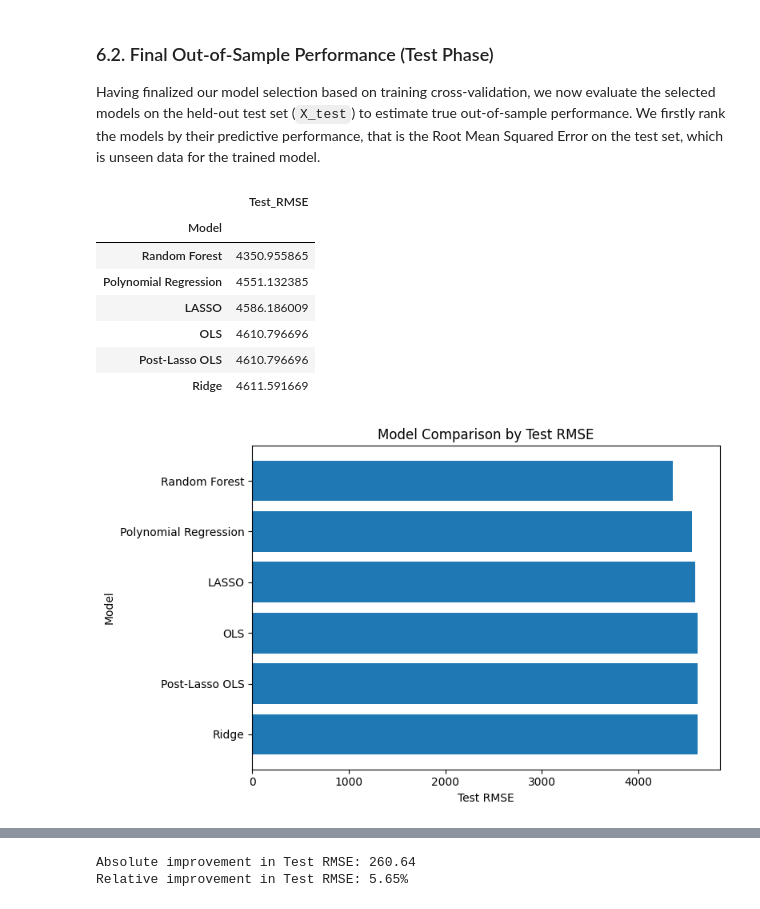
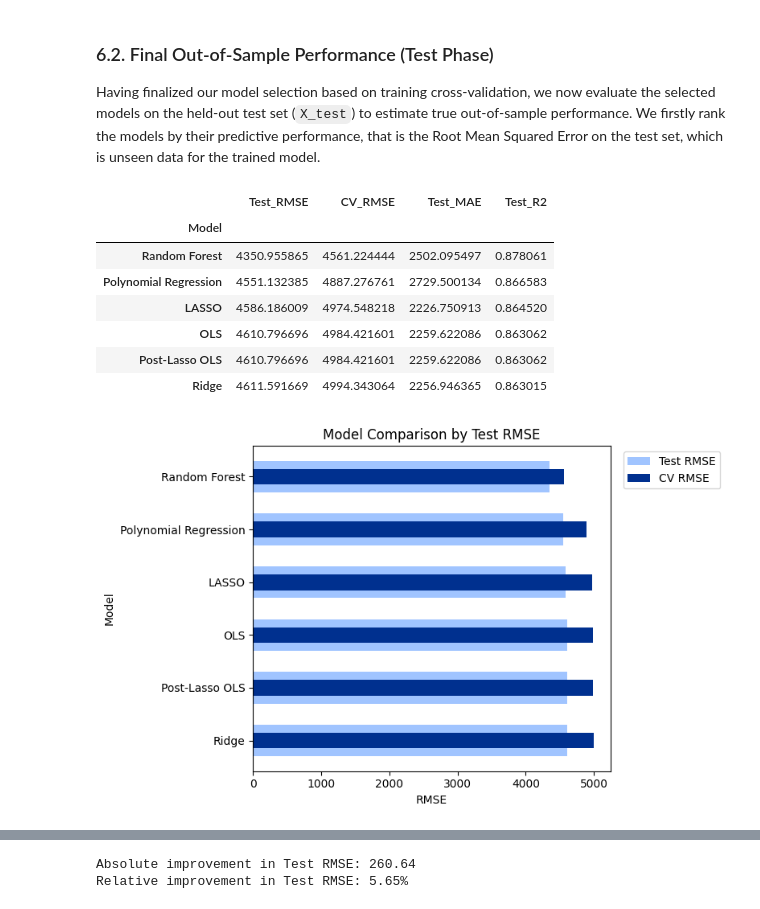
Before and after one commit to NikifBi/Medical_Costs_Regression_Analysis, a Jupyter notebook: Medical Costs.ipynb, the cells around one changed output, grey strips where cells are left out. Cells and saved outputs as stored; diff of their text form; code cells hidden in the pictures.

Commit message:
Validation and test phase refinement

```diff
--- a/Medical Costs.ipynb
+++ b/Medical Costs.ipynb
@@ -1739,29 +1756,32 @@ Random Forest achieved the lowest CV RMSE (~4561$), demonstrating superior capab
 Having finalized our model selection based on training cross-validation, we now evaluate the selected models on the held-out test set (`X_test`) to estimate true out-of-sample performance. We firstly rank the models by their predictive performance, that is the Root Mean Squared Error on the test set, which is unseen data for the trained model.
 # %%
 ### Sort result according to Test_RMSE in ascending order
-sorted_test_rmse = results.sort_values(by='Test_RMSE', ascending=True)
+test_evaluation = results[['Test_RMSE', 'CV_RMSE', 'Test_MAE', 'Test_R2']].sort_values(by='Test_RMSE', ascending=True)
 
 ### Display
-sorted_test_rmse[['Test_RMSE']]
+test_evaluation
 # %% [output]
-|  | Test_RMSE |
-| Model |  |
-| Random Forest | 4350.955865 |
-| Polynomial Regression | 4551.132385 |
-| LASSO | 4586.186009 |
-| OLS | 4610.796696 |
-| Post-Lasso OLS | 4610.796696 |
-| Ridge | 4611.591669 |
+|  | Test_RMSE | CV_RMSE | Test_MAE | Test_R2 |
+| Model |  |  |  |  |
+| Random Forest | 4350.955865 | 4561.224444 | 2502.095497 | 0.878061 |
+| Polynomial Regression | 4551.132385 | 4887.276761 | 2729.500134 | 0.866583 |
+| LASSO | 4586.186009 | 4974.548218 | 2226.750913 | 0.864520 |
+| OLS | 4610.796696 | 4984.421601 | 2259.622086 | 0.863062 |
+| Post-Lasso OLS | 4610.796696 | 4984.421601 | 2259.622086 | 0.863062 |
+| Ridge | 4611.591669 | 4994.343064 | 2256.946365 | 0.863015 |
 # %%
-### Bar plot comparing Test RMSE of different models
+### Bar plot comparing Test RMSE and Cross-Validation RMSE of different models
 plt.figure(figsize=(8,5))
-plt.barh(sorted_test_rmse.index, sorted_test_rmse['Test_RMSE'])
+plt.barh(test_evaluation.index, test_evaluation['Test_RMSE'], height=0.6, color='#a0c4ff', label='Test RMSE')
+plt.barh(test_evaluation.index, test_evaluation['CV_RMSE'], height=0.3, color='#00308f', label='CV RMSE')
+plt.yticks(test_evaluation.index)
 plt.gca().invert_yaxis()
-plt.xlabel('Test RMSE')
+plt.xlabel('RMSE')
 plt.ylabel('Model')
 plt.title('Model Comparison by Test RMSE')
+plt.legend(bbox_to_anchor=(1.02, 1), loc='upper left', frameon=True)
 plt.tight_layout()
 plt.show()
 # %% [output]
-[figure, old version]
+[figure, new version]
 # %% [markdown]
```
Also changed, not shown: parts of 20 cells of this notebook.
